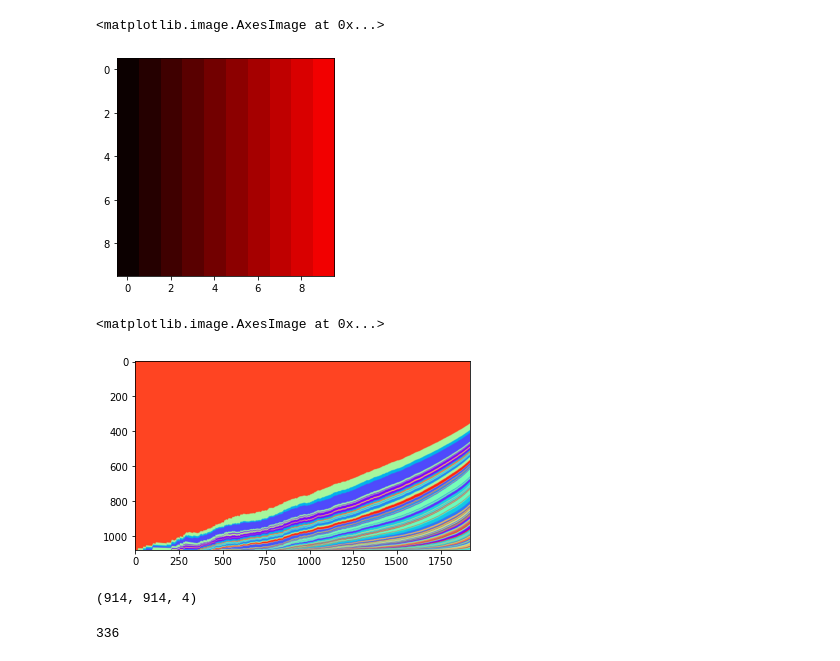
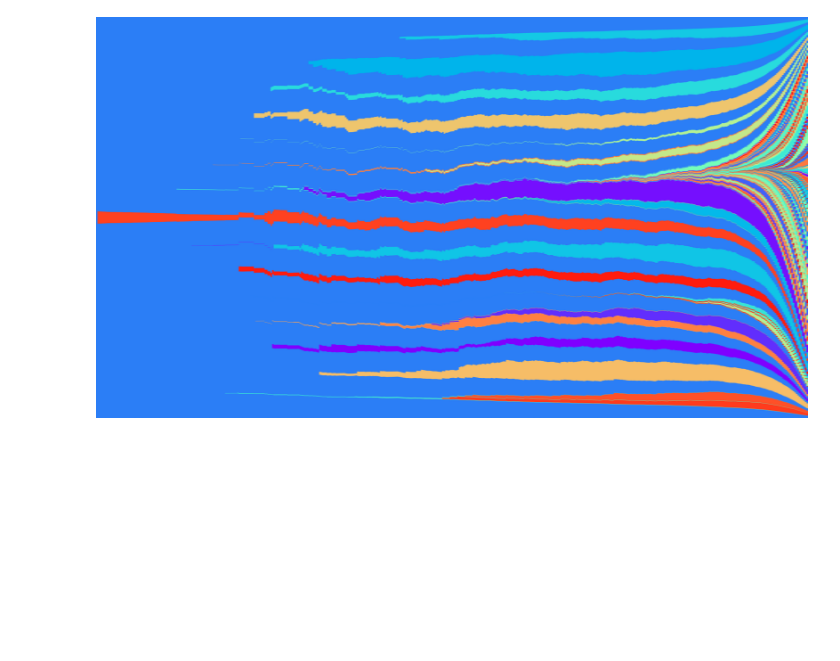
Before and after one commit to schwarzlab-ccb/SimChA, a Jupyter notebook: notebooks/fish_plot.ipynb, the cells around one changed output. Drawn from its saved outputs; the diff is of its cells as text; code cells hidden in the pictures; blank space fills up the shorter version.

Commit message:
First fish plot

```diff
--- a/notebooks/fish_plot.ipynb
+++ b/notebooks/fish_plot.ipynb
@@ -24,5 +92,14 @@ pop_sizes["Generation"].max()
 # %%
-identities = populations_df["Identity"].unique()
+# Create Colors
 cols = cm.rainbow(np.linspace(0, 1, len(identities))).tolist()
 random.shuffle(cols)
 col_map = {identities[i]: np.array(list(map(lambda x: (int)(x * 255), cols[i]))) for i in range(len(identities))}
+col_map[-1] = np.ones(4) # Root is white
+
+# Display test colors
+px_row = [[1, col_map[id]] for id in col_map]
+test_px = line_from_data(px_row, res[1])
+array = np.array([test_px] * res[0], dtype=np.uint8)
+resized = cv2.resize(array, res)
+new_image = Image.fromarray(resized)
+plt.imshow(new_image)
@@ -71,39 +109,18 @@ def line_from_data(px_row, width):
-# %%
-px_row = [[10, np.array([i,0,0,255])] for i in range(256)]
-test_px = line_from_data(px_row, 10)
-array = np.array([test_px] * 10, dtype=np.uint8)
-# Test img
-new_image = Image.fromarray(array)
-plt.imshow(new_image)
-# %% [output]
-<matplotlib.image.AxesImage at 0x...>
-[figure, removed]
-# %%
-width = int(x_len * 9 / 16)
-img_pixels = []
-for i in range(0, x_len):
-    gen = populations_df[populations_df["Generation"] == i]
-    pixel_row = []
-    total_pop = gen["Population"].sum()
-    for index, row in gen.iterrows():
-        col = col_map[row["Identity"]]
-        pop = row["Population"]
-        pixel_row.append([pop, col])
-    line_px = line_from_data(pixel_row, width)
-    img_pixels.append(line_px)
+# %%
+def get_image_pixels(tree, rootId, pop_df, col_map, breath):
+    img_pixels = []
+    for i in range(0, gen_count):
+        pop_dict = get_pop_dict(pop_df, i)
+        id_rows = descend(tree, pop_dict, rootId)
+        pixel_row = [(id_row[0], col_map[id_row[1]]) for id_row in id_rows]
+        line_px = line_from_data(pixel_row, res[1] * scale_up)
+        img_pixels.append(line_px)
+    return img_pixels
 # %%
-array = np.array(img_pixels, dtype=np.uint8)
-new_image = Image.fromarray(array).transpose(Image.ROTATE_270).transpose(Image.FLIP_LEFT_RIGHT)
-new_image = new_image.resize([1920, 1080], Image.ANTIALIAS)
-plt.imshow(new_image)
+img_pixels = get_image_pixels(tree, root, populations_df, col_map, res[1] * scale_up)
+px_array = np.array(img_pixels, dtype=np.uint8)
+resized = cv2.resize(px_array, [res[1], res[0]]) # Switch coordintaes as it's before the rotation
+new_image = Image.fromarray(resized).transpose(Image.ROTATE_270).transpose(Image.FLIP_LEFT_RIGHT)
+new_image
 # %% [output]
-<matplotlib.image.AxesImage at 0x...>
-[figure, old version]
+[figure, new version]
-# %%
-array.shape
-# %% [output]
-(914, 914, 4)
-# %%
-populations_df[populations_df["Generation"] == 100]["Population"].sum()
-# %% [output]
-336
```
Also changed, not shown: parts of 15 cells of this notebook, 2 other files.
